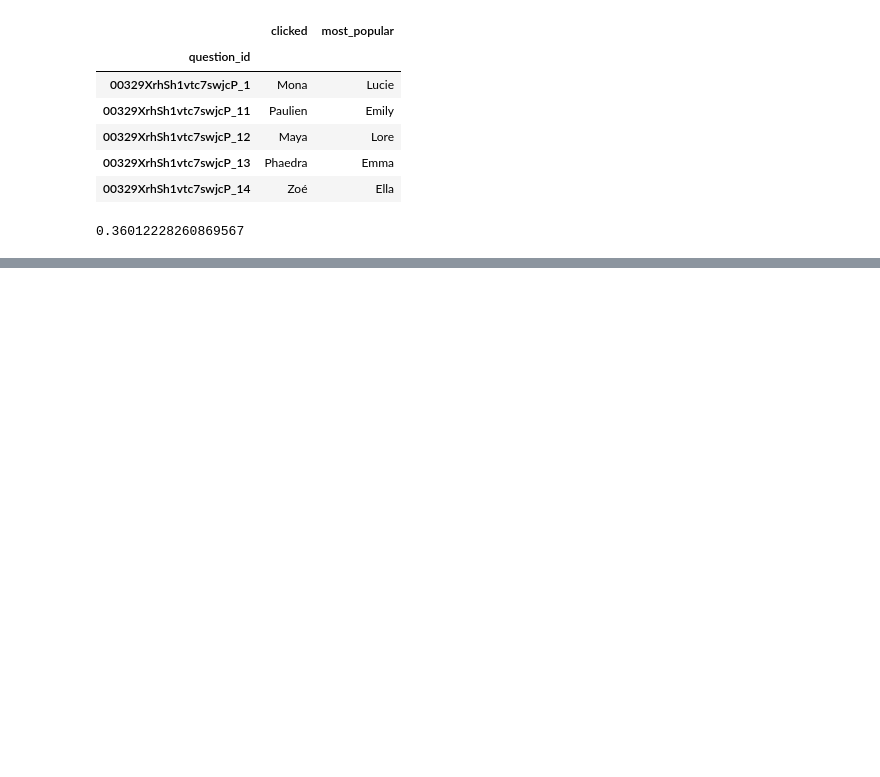
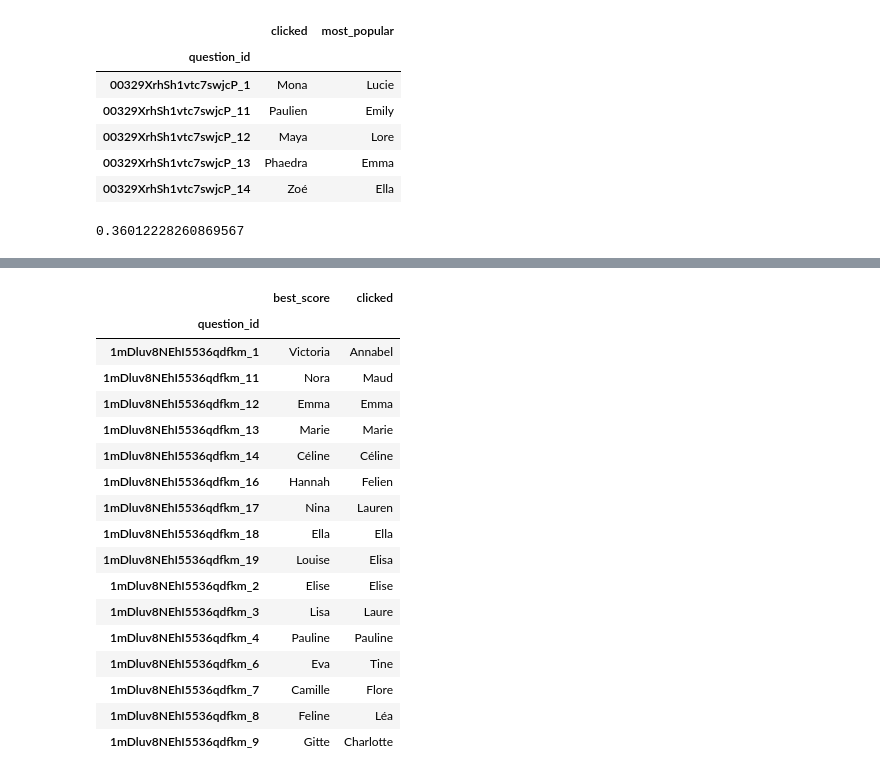
Before and after one commit to rockestate/bootcamp2017, a Jupyter notebook: notebooks/recommandation-engine.ipynb, the cells around one changed output, grey strips where cells are left out. Cells and saved outputs as stored; diff of their text form; code cells hidden in the pictures; blank space fills up the shorter version.

```diff
--- a/notebooks/recommandation-engine.ipynb
+++ b/notebooks/recommandation-engine.ipynb
@@ -143,0 +236,22 @@ questions.head()
+# %%
+questions = pd.DataFrame({'best_score':best_score, 'clicked':clicked})
+questions
+# %% [output]
+|  | best_score | clicked |
+| question_id |  |  |
+| 1mDluv8NEhI5536qdfkm_1 | Victoria | Annabel |
+| 1mDluv8NEhI5536qdfkm_11 | Nora | Maud |
+| 1mDluv8NEhI5536qdfkm_12 | Emma | Emma |
+| 1mDluv8NEhI5536qdfkm_13 | Marie | Marie |
+| 1mDluv8NEhI5536qdfkm_14 | Céline | Céline |
+| 1mDluv8NEhI5536qdfkm_16 | Hannah | Felien |
+| 1mDluv8NEhI5536qdfkm_17 | Nina | Lauren |
+| 1mDluv8NEhI5536qdfkm_18 | Ella | Ella |
+| 1mDluv8NEhI5536qdfkm_19 | Louise | Elisa |
+| 1mDluv8NEhI5536qdfkm_2 | Elise | Elise |
+| 1mDluv8NEhI5536qdfkm_3 | Lisa | Laure |
+| 1mDluv8NEhI5536qdfkm_4 | Pauline | Pauline |
+| 1mDluv8NEhI5536qdfkm_6 | Eva | Tine |
+| 1mDluv8NEhI5536qdfkm_7 | Camille | Flore |
+| 1mDluv8NEhI5536qdfkm_8 | Feline | Léa |
+| 1mDluv8NEhI5536qdfkm_9 | Gitte | Charlotte |
```
Also changed, not shown: parts of 25 cells of this notebook.
